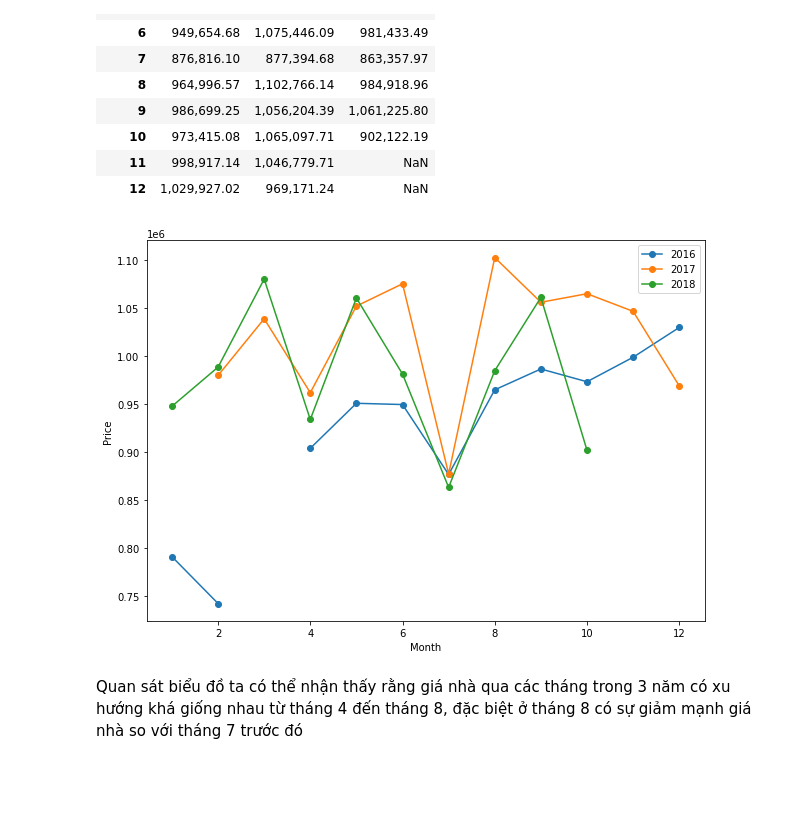
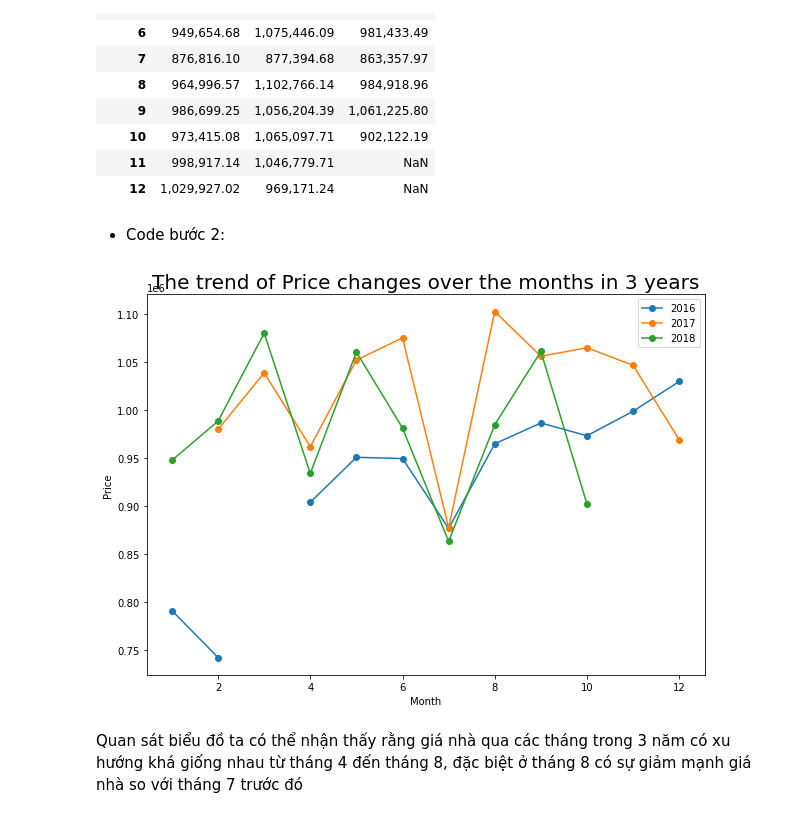
Before and after one commit to phanvoquyen/L-p-tr-nh-cho-Khoa-h-c-D-li-u, a Jupyter notebook: Code/18120509_18120529.ipynb, the cells around one changed output. Saved outputs shown, nothing was run; the diff lists cells and outputs as text; code cells hidden in the pictures; blank space fills up the shorter version.

```diff
--- a/Code/18120509_18120529.ipynb
+++ b/Code/18120509_18120529.ipynb
@@ -516,13 +534,16 @@ price_month_df
 | 10 | 973,415.08 | 1,065,097.71 | 902,122.19 |
 | 11 | 998,917.14 | 1,046,779.71 | NaN |
 | 12 | 1,029,927.02 | 969,171.24 | NaN |
+# %% [markdown]
+- Code bước 2:
 # %%
 plt.plot(price_month_df, marker='o')
 plt.legend(['2016', '2017', '2018'])
+plt.title('The trend of Price changes over the months in 3 years', size=20)
 plt.xlabel('Month')
 plt.ylabel('Price');
 # %% [output]
-[figure, old version]
+[figure, new version]
 # %% [markdown]
 Quan sát biểu đồ ta có thể nhận thấy rằng giá nhà qua các tháng trong 3 năm có xu hướng khá giống nhau từ tháng 4 đến tháng 8, đặc biệt ở tháng 8 có sự giảm mạnh giá nhà so với tháng 7 trước đó
 # %% [markdown]
```
Also changed, not shown: parts of 20 cells of this notebook, 1 other file.
